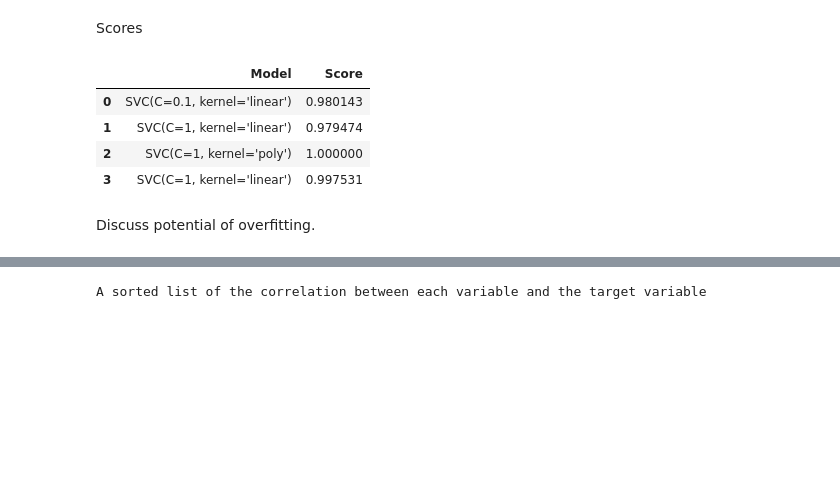
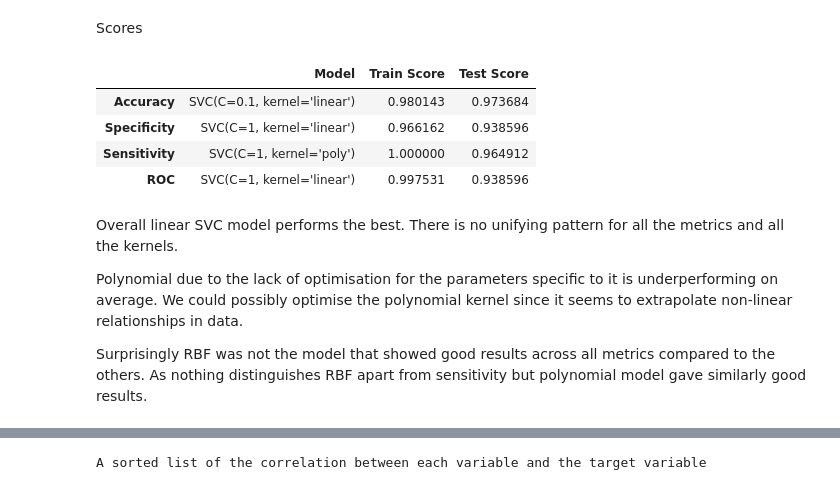
Before and after one commit to a-matson/DST_ASS1, a Jupyter notebook: report.ipynb, the cells around one changed output, grey strips where cells are left out. Saved outputs shown, nothing was run; the diff lists cells and outputs as text; code cells hidden in the pictures; blank space fills up the shorter version.

```diff
--- a/report.ipynb
+++ b/report.ipynb
@@ -679,16 +892,19 @@ Improve on scoring -> use metric we agreed
 # %%
-from sklearn.metrics import make_scorer # may use
+from sklearn.metrics import make_scorer
 scoring = {
-    "Accuracy": make_scorer(matric_accuracy),
-    "Sensitivity": make_scorer(matric_sensitivity),
-    "Specificity": make_scorer(matric_specificity),
+    "accuracy": make_scorer(matric_accuracy),
+    "sensitivity": make_scorer(matric_sensitivity),
+    "specificity": make_scorer(matric_specificity),
 }
 # %%
-# make sure that I need this
-lin_svc = LinearSVC()
-grid_svc = GridSearchCV(lin_svc, {'C':[1, .1, .01, .001]}, cv=4, scoring='recall', return_train_score=True)
+# demonstrating basic apporach
+fix_seed()
+grid_svc = GridSearchCV(LinearSVC(), {'C':[1, .1, .01, .001]}, cv=5, scoring=scoring['accuracy'], return_train_score=True)
 grid_svc.fit(X_train_scaled, y_train.values.ravel())
 print("Best C:", grid_svc.best_params_)
 print("Best train score:", grid_svc.best_score_)
+clf = grid_svc.best_estimator_
+print("Best train score:", clf.score(X_train_scaled, y_train))
+print("Best test score:", clf.score(X_test_scaled, y_test))
 # %% [output]
 Best C: {'C': 0.01}
@@ -741,0 +953,2 @@ Best train score: 0.9794736842105264
+# %%
+grid_svc_sens = gridSearch(scoring['sensitivity'], X_train_scaled)
@@ -741,0 +960,2 @@ Best train score: 0.9794736842105264
+# %%
+grid_svc_spec = gridSearch(scoring['specificity'], X_train_scaled)
@@ -750,16 +976,21 @@ Best train score: 0.9975308641975308
 # %% [markdown]
 Scores
 # %%
-models = [grid_svc_acc, grid_svc_precision, grid_svc_recall, grid_svc_ROC]
-
-pd.DataFrame({
-    'Model': [x.best_estimator_ for x in models],
-    'Score': [x.best_score_ for x in models]})
+modelsCV = [grid_svc_acc, grid_svc_spec, grid_svc_sens, grid_svc_ROC]
+svm_scores = pd.DataFrame({
+    'Model': [x.best_estimator_ for x in modelsCV],
+    'Train Score': [x.best_score_ for x in modelsCV],
+    'Test Score': [x.best_estimator_.score(X_test_scaled, y_test) for x in modelsCV]}, index=['Accuracy', 'Specificity', 'Sensitivity', 'ROC'])
+svm_scores
 # %% [output]
-|  | Model | Score |
-| 0 | SVC(C=0.1, kernel='linear') | 0.980143 |
-| 1 | SVC(C=1, kernel='linear') | 0.979474 |
-| 2 | SVC(C=1, kernel='poly') | 1.000000 |
-| 3 | SVC(C=1, kernel='linear') | 0.997531 |
+|  | Model | Train Score | Test Score |
+| Accuracy | SVC(C=0.1, kernel='linear') | 0.980143 | 0.973684 |
+| Specificity | SVC(C=1, kernel='linear') | 0.966162 | 0.938596 |
+| Sensitivity | SVC(C=1, kernel='poly') | 1.000000 | 0.964912 |
+| ROC | SVC(C=1, kernel='linear') | 0.997531 | 0.938596 |
-# %% [markdown]
-Discuss potential of overfitting.
+# %% [markdown]
+Overall linear SVC model performs the best. There is no unifying pattern for all the metrics and all the kernels.
+
+Polynomial due to the lack of optimisation for the parameters specific to it is underperforming on average. We could possibly optimise the polynomial kernel since it seems to extrapolate non-linear relationships in data.
+
+Surprisingly RBF was not the model that showed good results across all metrics compared to the others. As nothing distinguishes RBF apart from sensitivity but polynomial model gave similarly good results.
```
Also changed, not shown: parts of 101 cells of this notebook.
